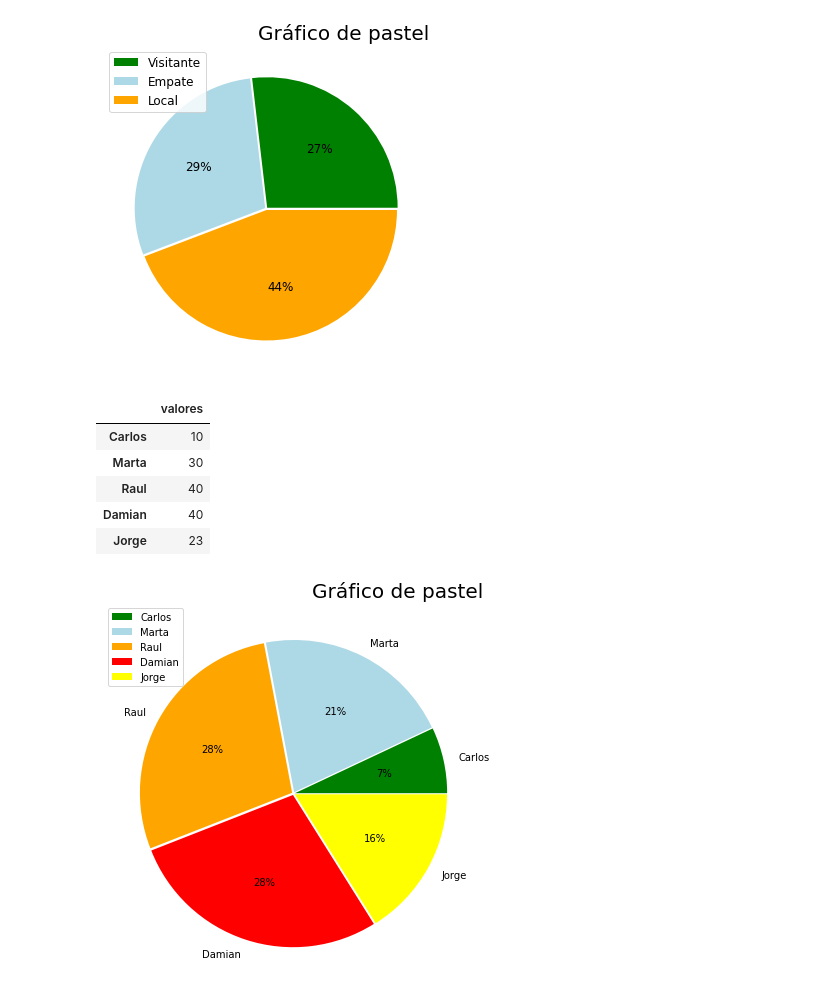
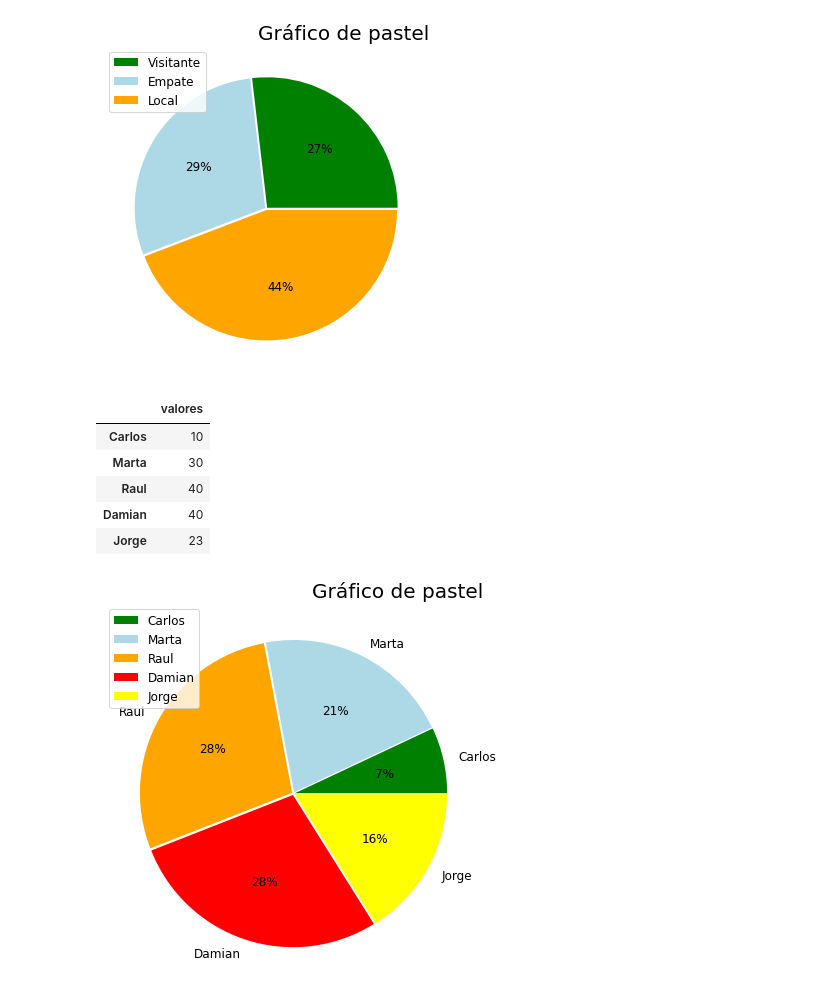
Before and after one commit to 450fausto/DatosPyE, a Jupyter notebook: Pie_Chart.ipynb, the cells around one changed output. Cells and saved outputs as stored; diff of their text form; code cells hidden in the pictures.

```diff
--- a/Pie_Chart.ipynb
+++ b/Pie_Chart.ipynb
@@ -75,31 +76,32 @@ ax.set_title('Gráfico de pastel', # titulo del grafico
 Text(1.0, 1.0, 'Gráfico de pastel')
 [figure]
 # %%
-#  GRAFICO DE PASTEL PARA DATOS CONOCIDOS POR EL USUARIO
+#  GRÁFICO DE PASTEL PARA DATOS CONOCIDOS POR EL USUARIO
 indices = ['Carlos', 'Marta', 'Raul', 'Damian', 'Jorge']
 valores = [10, 30, 40, 40, 23]
-separacion=0.01 # separacion entre trozos
+separacion=0.01 # Separación entre trozos
 
 df=pd.DataFrame({'valores':valores}, index=indices)
 ax = df['valores'].plot(
-            kind="pie", # tipo de grafico
+            kind="pie", # Tipo de gráfico
             ylabel="", # Etiqueta para la variable de referencia
             xlabel="", # Etiqueta para la variable de interes
-            autopct='%1.0f%%', # %n.mf% n: minimo de enteros, m: flotantes
-            colors = ['green', 'lightblue', 'orange', 'red', 'yellow'], # colores para el pastel
-            figsize=(10,7), # tamano (m,n) m: ancho, n: alto
+            autopct='%1.0f%%', # %n.mf% n: mínimo de enteros, m: flotantes
+            colors = ['green', 'lightblue', 'orange', 'red', 'yellow'], # Colores para el pastel
+            figsize=(10,7), # Tamaño (m,n) m: ancho, n: alto
+            fontsize=12,
             explode=[separacion for i in df.index],
             )
 
-ax.legend(loc='upper left')  # localizacion de la leyenda
+ax.legend(loc='upper left', fontsize=12)  # Localización de la leyenda
 
-ax.set_title('Gráfico de pastel', fontsize=20, loc='right') # Titulo, fuente y posicion
+ax.set_title('Gráfico de pastel', fontsize=20, loc='right') # Título, fuente y posición
 df
 # %% [output]
 |  | valores |
 | Carlos | 10 |
 | Marta | 30 |
 | Raul | 40 |
 | Damian | 40 |
 | Jorge | 23 |
-[figure, old version]
+[figure, new version]
```
Also changed, not shown: parts of 1 cell of this notebook.
